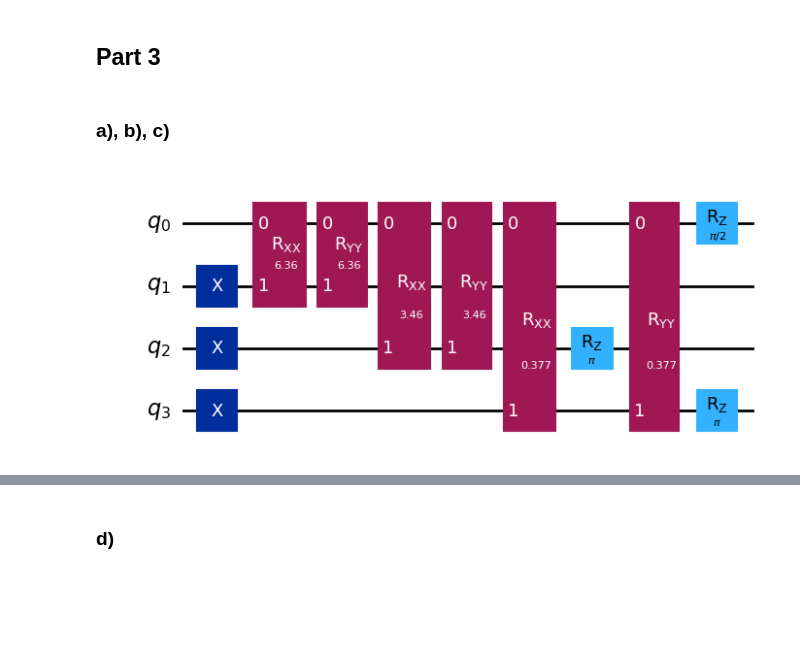
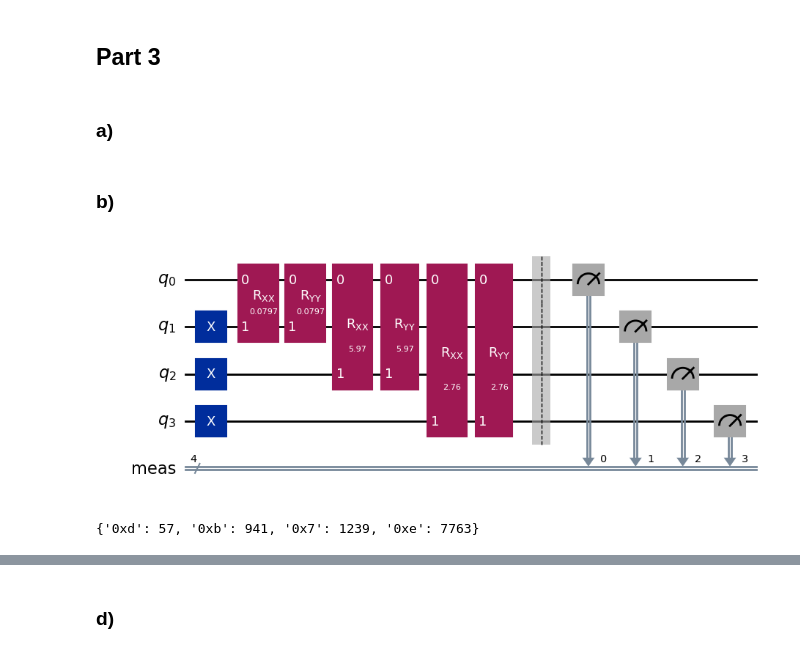
Before and after one commit to Waterbird20/QuantumChallenge, a Jupyter notebook: Prob3/src/prob3.ipynb, the cells around one changed output, grey strips where cells are left out. Cells and saved outputs as stored; diff of their text form; code cells hidden in the pictures; blank space fills up the shorter version.

```diff
--- a/Prob3/src/prob3.ipynb
+++ b/Prob3/src/prob3.ipynb
@@ -235,14 +235,14 @@ class AdiabaticSimulator(H_sg):
             H_m -= self._Kron(temp)
         self.H_m = H_m
 
-    def Propagator(self, s):
+    def Propagator_Hamiltonian(self, s):
         return (1-s)*self.H_m + s*self.H_sg
 
     def EigenSpectrum(self):
         result = np.zeros([16,1000])
         time_step = np.linspace(0,1,1000)
         for i in range(len(time_step)):
-            e_val = np.linalg.eigvalsh(self.Propagator(time_step[i]))
+            e_val = np.linalg.eigvalsh(self.Propagator_Hamiltonian(time_step[i]))
             result[:, i] = e_val
 
         return result
@@ -253,7 +253,7 @@ class AdiabaticSimulator(H_sg):
 
         ground_state = np.ones(2**self.num_qubits)/np.sqrt(2**self.num_qubits)
         for t in time_step[1:]:
-            H = self.Propagator(t/tau)
+            H = self.Propagator_Hamiltonian(t/tau)
             propagator = scipy.linalg.expm(-1j*dt*H)
             ground_state = propagator @ ground_state
 
@@ -517,11 +535,20 @@ class QAOASimulator(H_sg):
 
 		return self.measurement_outcome
 # %% [markdown]
-### a), b), c)
+### a)
 # %%
-QAOASimulator = QAOASimulator([-1,2,3,-2,-3,-4],[1,-1,2,3],[(0,1),(0,2),(0,3)],4)
-sol = QAOASimulator.optimize()
-sol, sol.x % (2*np.pi)
-QAOASimulator.circuit(sol.x).draw("mpl")
+H_sg = QAOASimulator([-1,2,3,-2,-3,-4],[1,-1,2,3],[(0,1),(0,2),(0,3)],4)
+sol = H_sg.optimize()
+parameter = sol.x % (2*np.pi)
-# %% [output]
-[figure, removed]
+# %% [markdown]
+### b)
+# %%
+circ1 =  H_sg.circuit_without_phase(parameter)
+circ1.measure_all()
+circ1.draw("mpl")
+# %% [output]
+[figure, added]
+# %%
+backend.run(circ1, shots=10000).result().data()["counts"]
+# %% [output]
+{'0xd': 57, '0xb': 941, '0x7': 1239, '0xe': 7763}
```
Also changed, not shown: parts of 9 cells of this notebook, 32 other files.
